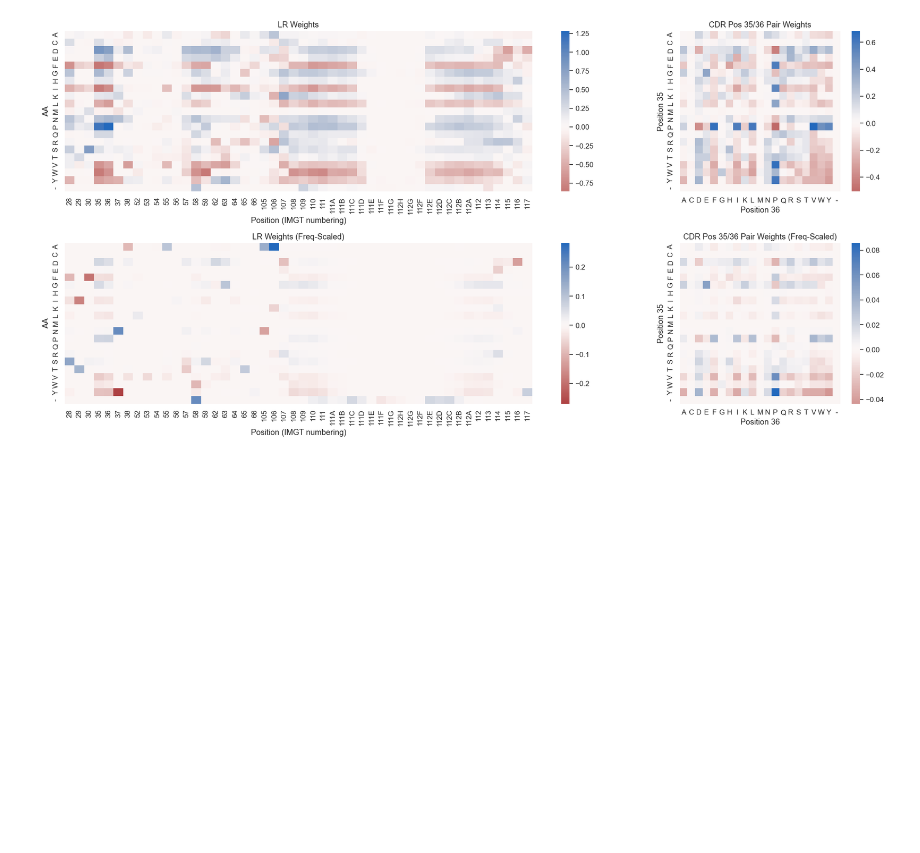
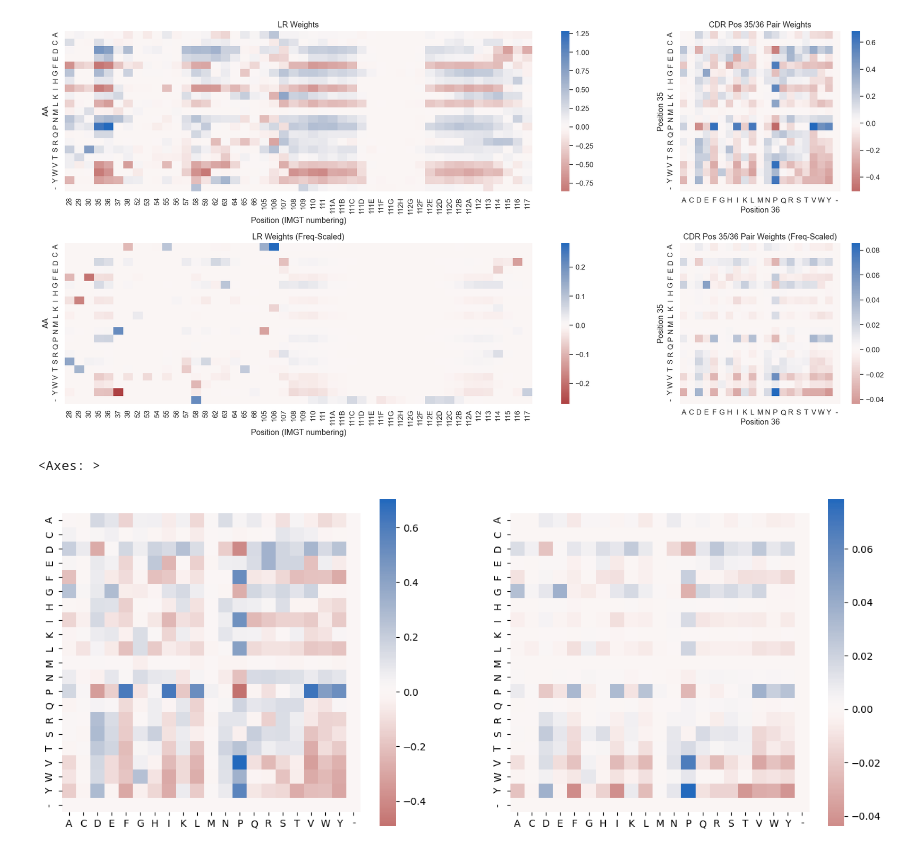
Before and after one commit to antoinekoehl/omnilib-ml, a Jupyter notebook: figures/Figure_4.ipynb, the cells around one changed output. Drawn from its saved outputs; the diff is of its cells as text; code cells hidden in the pictures; blank space fills up the shorter version.

Commit message:
updated figures

```diff
--- a/figures/Figure_4.ipynb
+++ b/figures/Figure_4.ipynb
@@ -297,7 +299,7 @@ model = SimpleLR(
     AA2INDEX,
     sequence_length=ds.sequence_length,
     num_combinations=1
-)
+).to(device)
 optimizer = model.configure_optimizers(lr = 1e-3, weight_decay=1e-4)
 # %% [markdown]
 Slightly modified training code since there are two items in the input
@@ -400,3 +404,11 @@ fig.tight_layout()
 plt.savefig(current_dir / 'figure_4_outputs' / 'lr_weights_epistasis.pdf')
 # %% [output]
 [figure]
+# %%
+fig, axs = plt.subplots(1,2, figsize=(15, 6))
+
+sns.heatmap(pair_weights, ax=axs[0], cmap='vlag_r', center=0, xticklabels=list(AA2INDEX.keys()), yticklabels=list(AA2INDEX.keys()), square=True)
+sns.heatmap(rescaled_pair, ax=axs[1], cmap='vlag_r', center=0, xticklabels=list(AA2INDEX.keys()), yticklabels=list(AA2INDEX.keys()), square=True)
+# %% [output]
+<Axes: >
+[figure, added]
```
Also changed, not shown: parts of 3 cells of this notebook, 11 other files.
